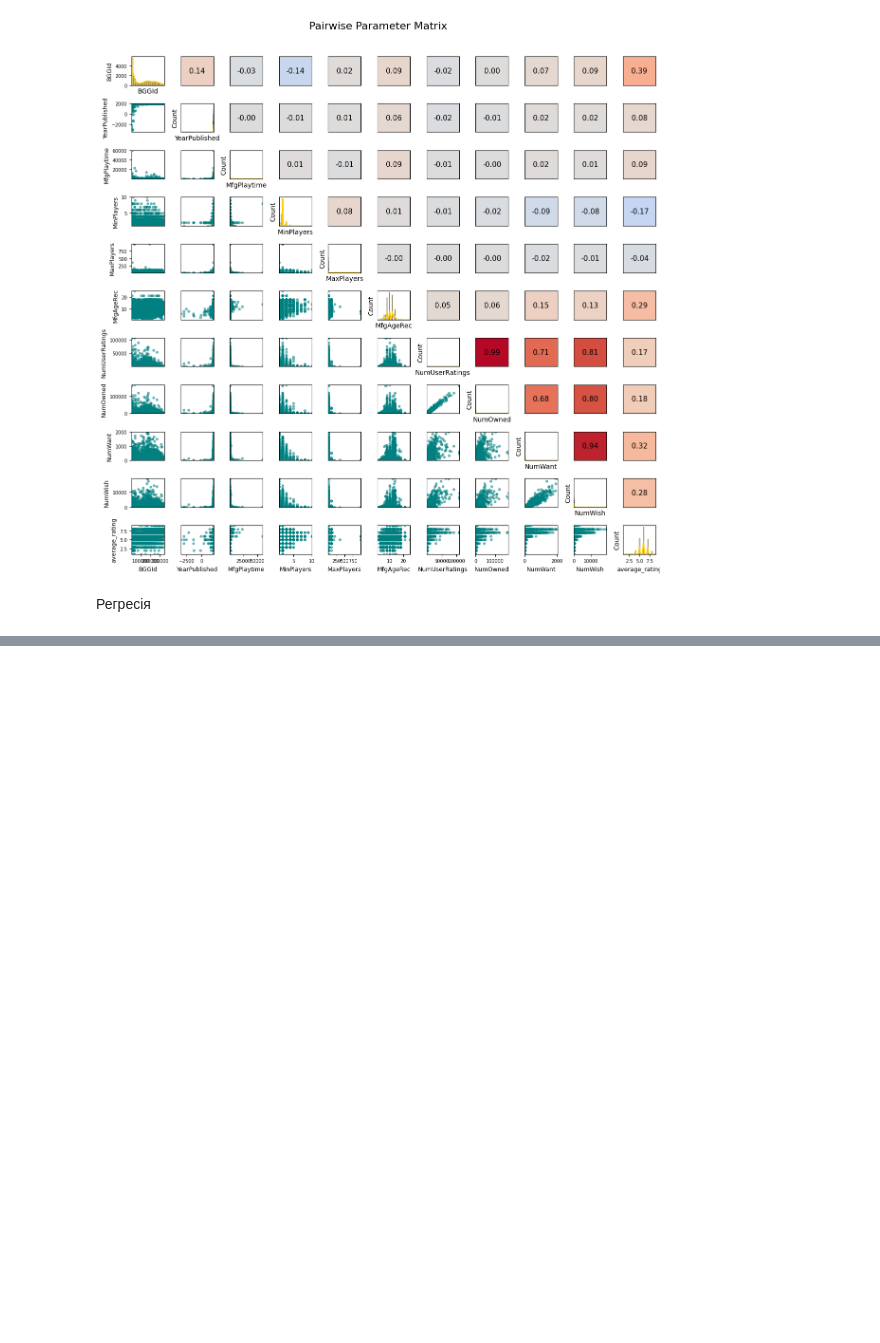
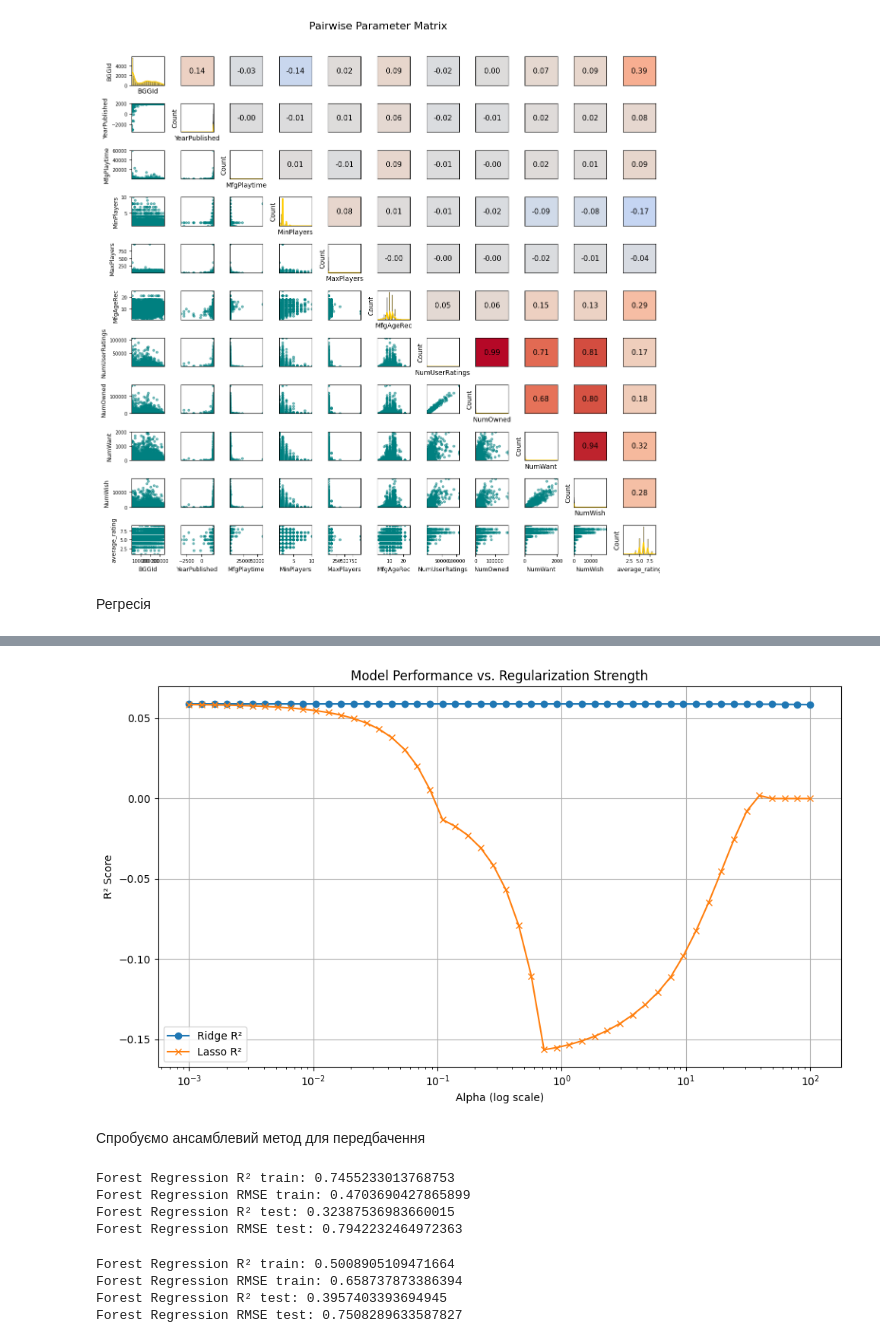
Before and after one commit to OleksandrPanasenko/BoardGamesAnalysis, a Jupyter notebook: archive/analysis.ipynb, the cells around one changed output, grey strips where cells are left out. Drawn from its saved outputs; the diff is of its cells as text; code cells hidden in the pictures; blank space fills up the shorter version.

Commit message:
basic regression, method comparison

```diff
--- a/archive/analysis.ipynb
+++ b/archive/analysis.ipynb
@@ -1343,14 +1365,4 @@ from sklearn.preprocessing import PolynomialFeatures
 from sklearn.pipeline import make_pipeline
 
 poly_model = make_pipeline(PolynomialFeatures(degree=3), LinearRegression())
-poly_model.fit(X_train, y_train)
-
-y_poly_pred = linreg.predict(X_train)
-
-print("Polynomial(3) Regression R² train:", r2_score(y_train, y_pred))
-print("Polynomial(3) Regression RMSE train:", root_mean_squared_error(y_train, y_pred))
-
-y_poly_pred = linreg.predict(X_test)
-
-print("Polynomial(3) Regression R² test:", r2_score(y_test, y_pred))
-print("Polynomial(3) Regression RMSE test:", root_mean_squared_error(y_test, y_pred))
+base_regression(poly_model, "Polynomial(2)")
@@ -1367,0 +1388,54 @@ print("Lasso R²:", lasso.score(X_test, y_test))
+# %%
+# Range of alpha values to test (log-spaced for better coverage)
+alphas = np.logspace(-3, 2, 50)
+
+ridge_scores = []
+lasso_scores = []
+
+for alpha in alphas:
+    # Ridge
+    ridge = Ridge(alpha=alpha)
+    ridge.fit(X_train, y_train)
+    ridge_scores.append(ridge.score(X_test, y_test))
+
+    # Lasso
+    lasso = Lasso(alpha=alpha, max_iter=10000)
+    lasso.fit(X_train, y_train)
+    lasso_scores.append(lasso.score(X_test, y_test))
+
+# Plotting
+plt.figure(figsize=(10, 6))
+plt.plot(alphas, ridge_scores, label='Ridge R²', marker='o')
+plt.plot(alphas, lasso_scores, label='Lasso R²', marker='x')
+plt.xscale('log')
+plt.xlabel('Alpha (log scale)')
+plt.ylabel('R² Score')
+plt.title('Model Performance vs. Regularization Strength')
+plt.legend()
+plt.grid(True)
+plt.tight_layout()
+plt.show()
+# %% [output]
+[figure, added]
+# %% [markdown]
+Спробуємо ансамблевий метод для передбачення
+# %%
+from sklearn.ensemble import RandomForestRegressor
+forest = RandomForestRegressor(n_estimators=200, max_depth=20, random_state=42)
+
+base_regression(forest, "Forest")
+# %% [output]
+Forest Regression R² train: 0.7455233013768753
+Forest Regression RMSE train: 0.4703690427865899
+Forest Regression R² test: 0.32387536983660015
+Forest Regression RMSE test: 0.7942232464972363
+# %%
+from sklearn.ensemble import RandomForestRegressor
+forest = RandomForestRegressor(n_estimators=10, max_depth=10, random_state=42)
+
+base_regression(forest, "Forest")
+# %% [output]
+Forest Regression R² train: 0.5008905109471664
+Forest Regression RMSE train: 0.658737873386394
+Forest Regression R² test: 0.3957403393694945
+Forest Regression RMSE test: 0.7508289633587827
```
Also changed, not shown: parts of 31 cells of this notebook.
